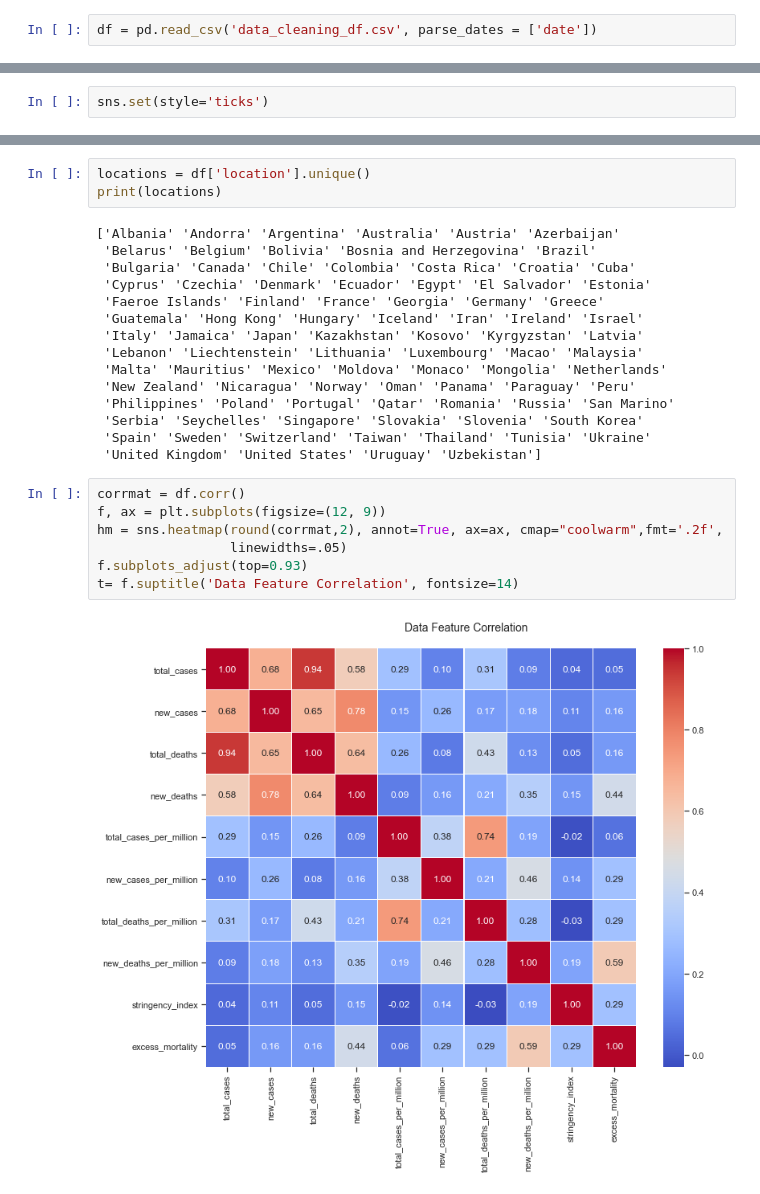
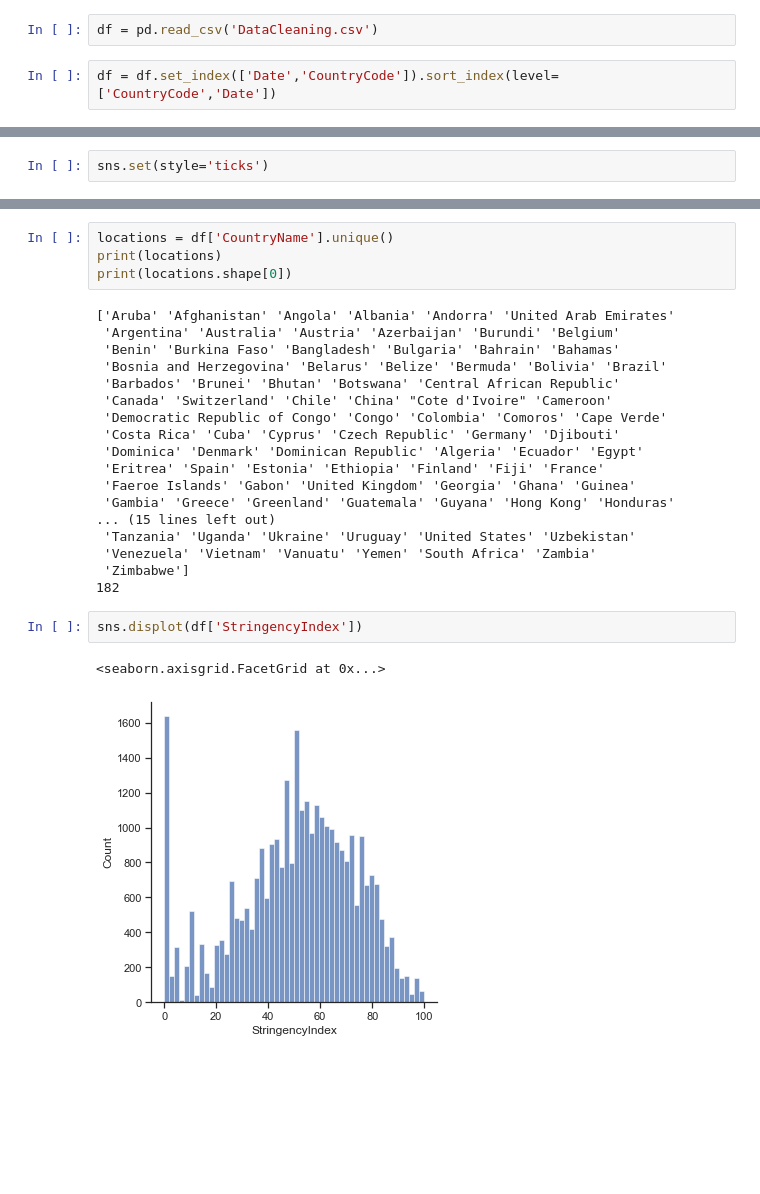
Before and after one commit to lognin/Capstone-Two-, a Jupyter notebook: EDA.ipynb, the cells around one changed output, grey strips where cells are left out. Cells and saved outputs as stored; diff of their text form; blank space fills up the shorter version.

```diff
--- a/EDA.ipynb
+++ b/EDA.ipynb
@@ -7,2 +8,4 @@ import matplotlib.pyplot as plt
 # %%
-df = pd.read_csv('data_cleaning_df.csv', parse_dates = ['date'])
+df = pd.read_csv('DataCleaning.csv')
+# %%
+df = df.set_index(['Date','CountryCode']).sort_index(level=['CountryCode','Date'])
@@ -23,27 +36,27 @@ df.describe()
 # %%
-locations = df['location'].unique()
+locations = df['CountryName'].unique()
 print(locations)
+print(locations.shape[0])
 # %% [output]
-['Albania' 'Andorra' 'Argentina' 'Australia' 'Austria' 'Azerbaijan'
- 'Belarus' 'Belgium' 'Bolivia' 'Bosnia and Herzegovina' 'Brazil'
- 'Bulgaria' 'Canada' 'Chile' 'Colombia' 'Costa Rica' 'Croatia' 'Cuba'
- 'Cyprus' 'Czechia' 'Denmark' 'Ecuador' 'Egypt' 'El Salvador' 'Estonia'
- 'Faeroe Islands' 'Finland' 'France' 'Georgia' 'Germany' 'Greece'
- 'Guatemala' 'Hong Kong' 'Hungary' 'Iceland' 'Iran' 'Ireland' 'Israel'
- 'Italy' 'Jamaica' 'Japan' 'Kazakhstan' 'Kosovo' 'Kyrgyzstan' 'Latvia'
- 'Lebanon' 'Liechtenstein' 'Lithuania' 'Luxembourg' 'Macao' 'Malaysia'
- 'Malta' 'Mauritius' 'Mexico' 'Moldova' 'Monaco' 'Mongolia' 'Netherlands'
- 'New Zealand' 'Nicaragua' 'Norway' 'Oman' 'Panama' 'Paraguay' 'Peru'
- 'Philippines' 'Poland' 'Portugal' 'Qatar' 'Romania' 'Russia' 'San Marino'
- 'Serbia' 'Seychelles' 'Singapore' 'Slovakia' 'Slovenia' 'South Korea'
- 'Spain' 'Sweden' 'Switzerland' 'Taiwan' 'Thailand' 'Tunisia' 'Ukraine'
- 'United Kingdom' 'United States' 'Uruguay' 'Uzbekistan']
+['Aruba' 'Afghanistan' 'Angola' 'Albania' 'Andorra' 'United Arab Emirates'
+ 'Argentina' 'Australia' 'Austria' 'Azerbaijan' 'Burundi' 'Belgium'
+ 'Benin' 'Burkina Faso' 'Bangladesh' 'Bulgaria' 'Bahrain' 'Bahamas'
+ 'Bosnia and Herzegovina' 'Belarus' 'Belize' 'Bermuda' 'Bolivia' 'Brazil'
+ 'Barbados' 'Brunei' 'Bhutan' 'Botswana' 'Central African Republic'
+ 'Canada' 'Switzerland' 'Chile' 'China' "Cote d'Ivoire" 'Cameroon'
+ 'Democratic Republic of Congo' 'Congo' 'Colombia' 'Comoros' 'Cape Verde'
+ 'Costa Rica' 'Cuba' 'Cyprus' 'Czech Republic' 'Germany' 'Djibouti'
+ 'Dominica' 'Denmark' 'Dominican Republic' 'Algeria' 'Ecuador' 'Egypt'
+ 'Eritrea' 'Spain' 'Estonia' 'Ethiopia' 'Finland' 'Fiji' 'France'
+ 'Faeroe Islands' 'Gabon' 'United Kingdom' 'Georgia' 'Ghana' 'Guinea'
+ 'Gambia' 'Greece' 'Greenland' 'Guatemala' 'Guyana' 'Hong Kong' 'Honduras'
+... (15 lines left out)
+ 'Tanzania' 'Uganda' 'Ukraine' 'Uruguay' 'United States' 'Uzbekistan'
+ 'Venezuela' 'Vietnam' 'Vanuatu' 'Yemen' 'South Africa' 'Zambia'
+ 'Zimbabwe']
+182
 # %%
-corrmat = df.corr()
-f, ax = plt.subplots(figsize=(12, 9))
-hm = sns.heatmap(round(corrmat,2), annot=True, ax=ax, cmap="coolwarm",fmt='.2f',
-                 linewidths=.05)
-f.subplots_adjust(top=0.93)
-t= f.suptitle('Data Feature Correlation', fontsize=14)
+sns.displot(df['StringencyIndex'])
 # %% [output]
+<seaborn.axisgrid.FacetGrid at 0x...>
-[figure, old version]
+[figure, new version]
```
Also changed, not shown: parts of 28 cells of this notebook, 32 other files.
